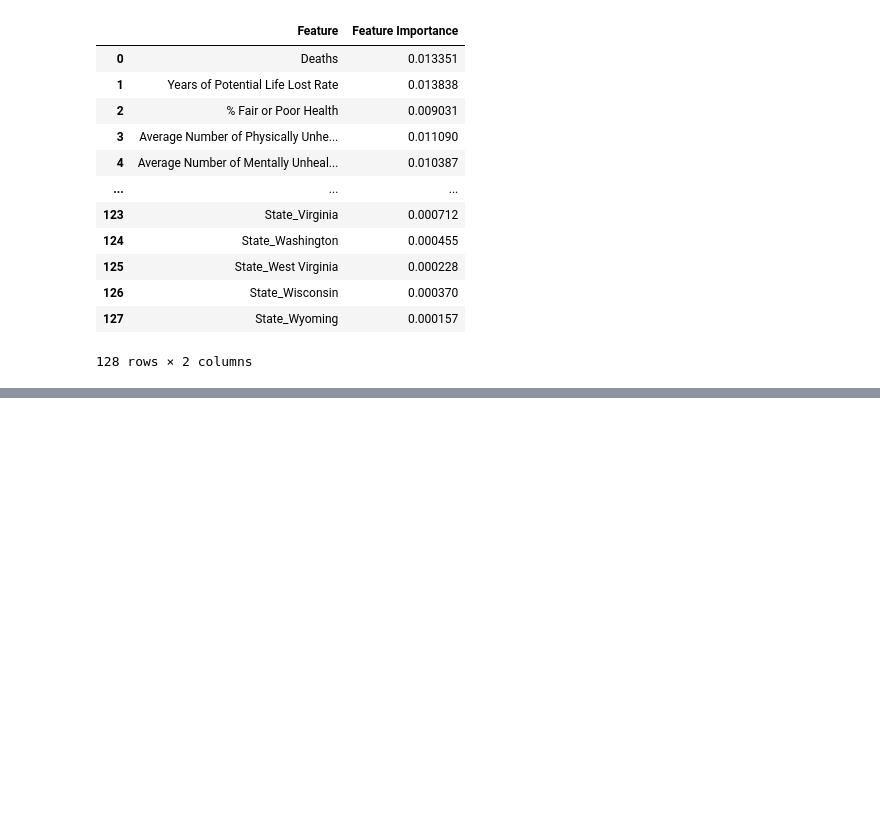
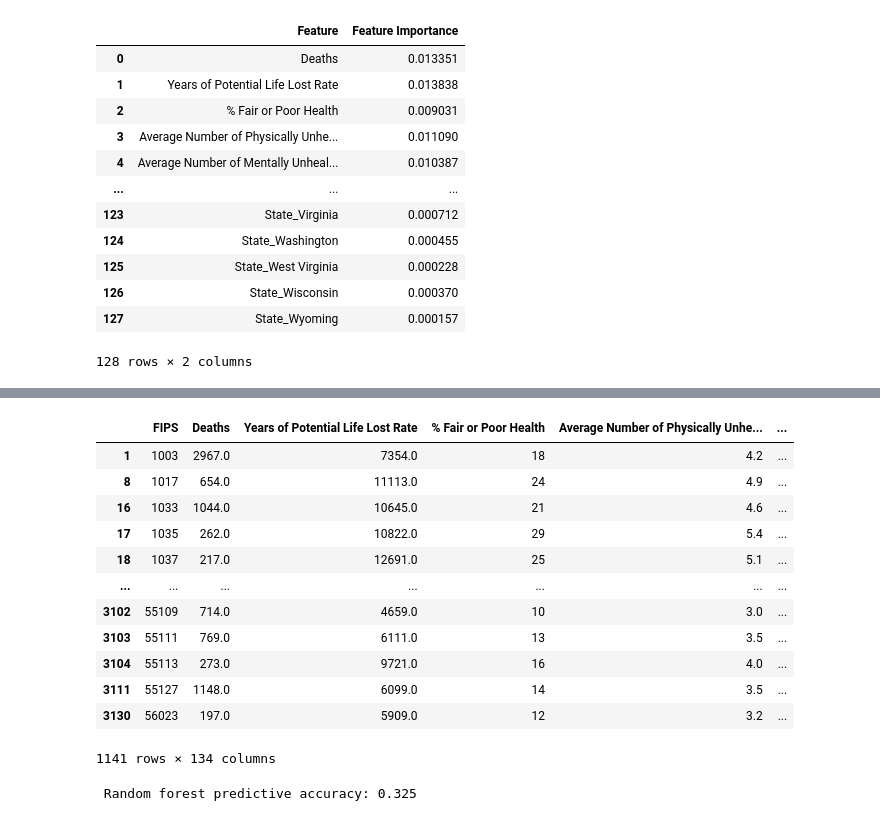
Before and after one commit to mgsrichard/EDai_exercise, a Jupyter notebook: County_Random_Forests.ipynb, the cells around one changed output, grey strips where cells are left out. Drawn from its saved outputs; the diff is of its cells as text; code cells hidden in the pictures; blank space fills up the shorter version.

```diff
--- a/County_Random_Forests.ipynb
+++ b/County_Random_Forests.ipynb
@@ -272,0 +361,3 @@ print(classification_report_imbalanced(y_test, y_pred))
+# %%
+pd.set_option ('display.max_rows', 15)
+all_accuracy,all_importances = rf_for_counties(df_binary_encoded)
@@ -272,0 +382,23 @@ print(classification_report_imbalanced(y_test, y_pred))
+# %%
+#Run random forest model for Good Job Growth >5%
+good_df = df_binary_encoded.loc[df_binary_encoded["Employment Growth Rate"]>=5]
+good_df
+#df_binary_encoded['Employment Growth Rate']
+# %% [output]
+|  | FIPS | Deaths | Years of Potential Life Lost Rate | % Fair or Poor Health | Average Number of Physically Unhe... | ... |
+| 1 | 1003 | 2967.0 | 7354.0 | 18 | 4.2 | ... |
+| 8 | 1017 | 654.0 | 11113.0 | 24 | 4.9 | ... |
+| 16 | 1033 | 1044.0 | 10645.0 | 21 | 4.6 | ... |
+| 17 | 1035 | 262.0 | 10822.0 | 29 | 5.4 | ... |
+| 18 | 1037 | 217.0 | 12691.0 | 25 | 5.1 | ... |
+| ... | ... | ... | ... | ... | ... | ... |
+| 3102 | 55109 | 714.0 | 4659.0 | 10 | 3.0 | ... |
+| 3103 | 55111 | 769.0 | 6111.0 | 13 | 3.5 | ... |
+| 3104 | 55113 | 273.0 | 9721.0 | 16 | 4.0 | ... |
+| 3111 | 55127 | 1148.0 | 6099.0 | 14 | 3.5 | ... |
+| 3130 | 56023 | 197.0 | 5909.0 | 12 | 3.2 | ... |
+1141 rows × 134 columns
+# %%
+good_accuracy,good_importances = rf_for_counties(good_df)
+# %% [output]
+ Random forest predictive accuracy: 0.325
```
Also changed, not shown: parts of 16 cells of this notebook.
